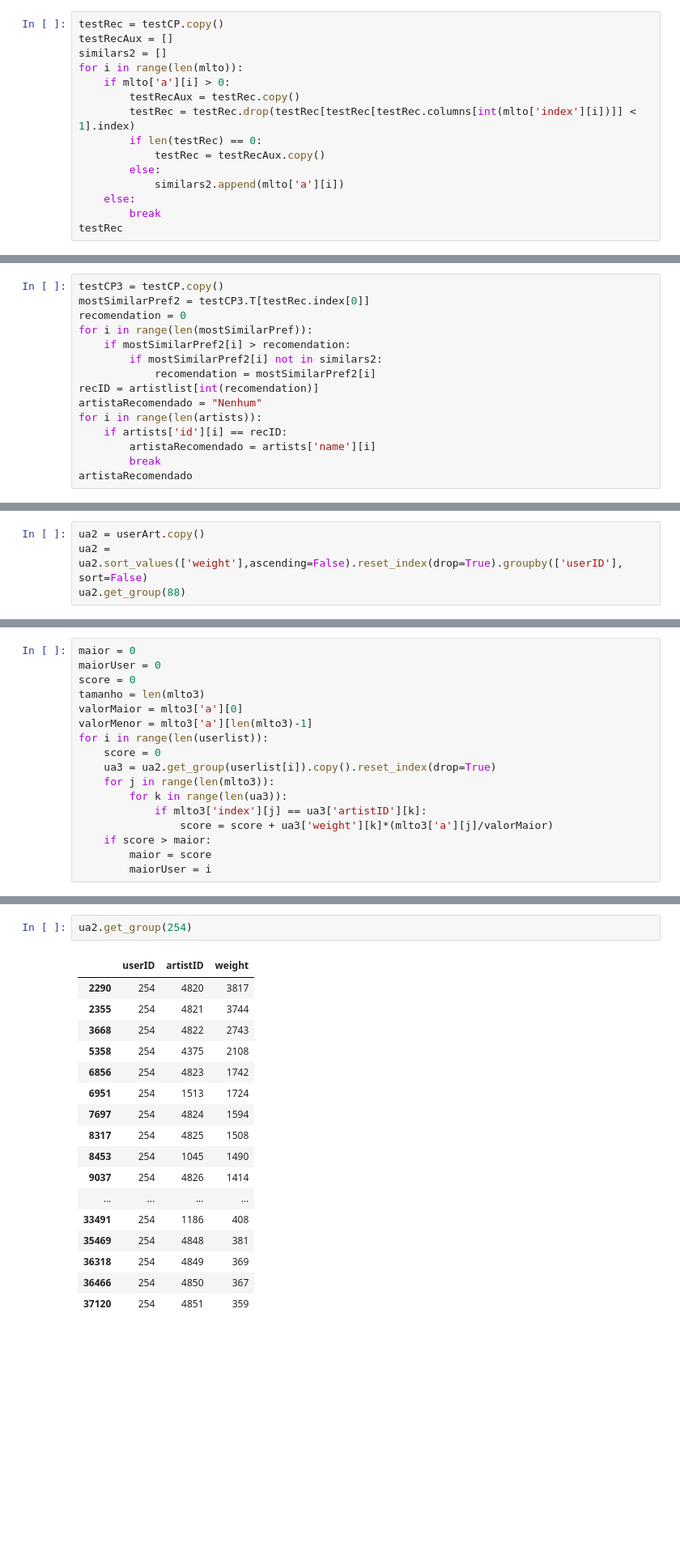
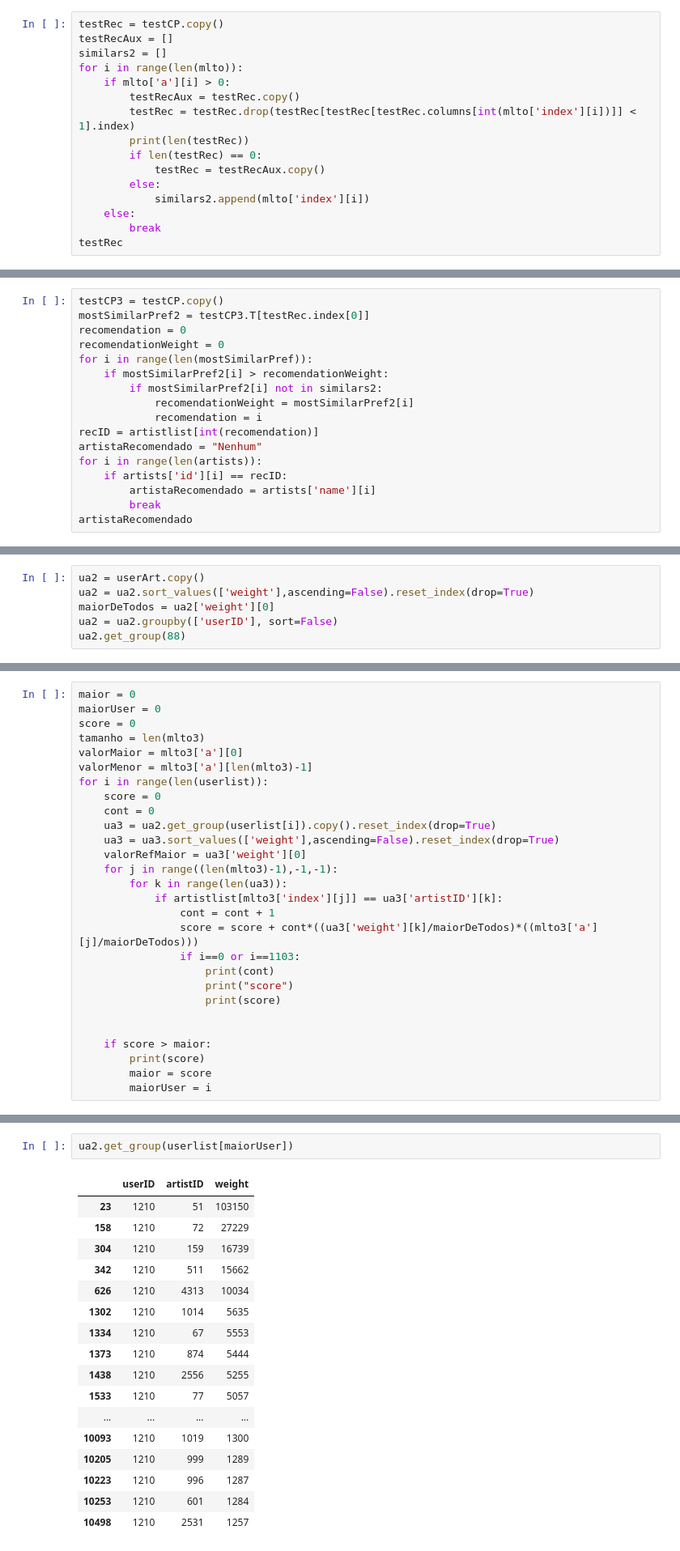
Before and after one commit to bvcl/MinWebProject, a Jupyter notebook: Recommender.ipynb, the cells around one changed output, grey strips where cells are left out. Shown: that part at 81% size. Drawn from its saved outputs; the diff is of its cells as text; blank space fills up the shorter version.

```diff
--- a/Recommender.ipynb
+++ b/Recommender.ipynb
@@ -121,10 +150,11 @@ for i in range(len(mlto)):
     if mlto['a'][i] > 0:
         testRecAux = testRec.copy()
         testRec = testRec.drop(testRec[testRec[testRec.columns[int(mlto['index'][i])]] < 1].index)
+        print(len(testRec))
         if len(testRec) == 0:
             testRec = testRecAux.copy()
         else:
-            similars2.append(mlto['a'][i])
+            similars2.append(mlto['index'][i])
     else:
         break
 testRec
@@ -143,10 +187,12 @@ similars2
 testCP3 = testCP.copy()
 mostSimilarPref2 = testCP3.T[testRec.index[0]]
 recomendation = 0
+recomendationWeight = 0
 for i in range(len(mostSimilarPref)):
-    if mostSimilarPref2[i] > recomendation:
+    if mostSimilarPref2[i] > recomendationWeight:
         if mostSimilarPref2[i] not in similars2:
-            recomendation = mostSimilarPref2[i]
+            recomendationWeight = mostSimilarPref2[i]
+            recomendation = i
 recID = artistlist[int(recomendation)]
 artistaRecomendado = "Nenhum"
 for i in range(len(artists)):
@@ -160,7 +206,9 @@ artistaRecomendado
 ## Método mais brute force
 # %%
 ua2 = userArt.copy()
-ua2 = ua2.sort_values(['weight'],ascending=False).reset_index(drop=True).groupby(['userID'], sort=False)
+ua2 = ua2.sort_values(['weight'],ascending=False).reset_index(drop=True)
+maiorDeTodos = ua2['weight'][0]
+ua2 = ua2.groupby(['userID'], sort=False)
 ua2.get_group(88)
 # %% [output]
 |  | userID | artistID | weight |
@@ -211,11 +259,22 @@ valorMaior = mlto3['a'][0]
 valorMenor = mlto3['a'][len(mlto3)-1]
 for i in range(len(userlist)):
     score = 0
+    cont = 0
     ua3 = ua2.get_group(userlist[i]).copy().reset_index(drop=True)
-    for j in range(len(mlto3)):
+    ua3 = ua3.sort_values(['weight'],ascending=False).reset_index(drop=True)
+    valorRefMaior = ua3['weight'][0]
+    for j in range((len(mlto3)-1),-1,-1):
         for k in range(len(ua3)):
-            if mlto3['index'][j] == ua3['artistID'][k]:
-                score = score + ua3['weight'][k]*(mlto3['a'][j]/valorMaior)
+            if artistlist[mlto3['index'][j]] == ua3['artistID'][k]:
+                cont = cont + 1
+                score = score + cont*((ua3['weight'][k]/maiorDeTodos)*((mlto3['a'][j]/maiorDeTodos)))
+                if i==0 or i==1103:
+                    print(cont)
+                    print("score")
+                    print(score)
+
+
     if score > maior:
+        print(score)
         maior = score
         maiorUser = i
@@ -234,23 +312,23 @@ userlist[237]
 # %%
-ua2.get_group(254)
+ua2.get_group(userlist[maiorUser])
 # %% [output]
 |  | userID | artistID | weight |
-| 2290 | 254 | 4820 | 3817 |
-| 2355 | 254 | 4821 | 3744 |
-| 3668 | 254 | 4822 | 2743 |
-| 5358 | 254 | 4375 | 2108 |
-| 6856 | 254 | 4823 | 1742 |
-| 6951 | 254 | 1513 | 1724 |
-| 7697 | 254 | 4824 | 1594 |
-| 8317 | 254 | 4825 | 1508 |
-| 8453 | 254 | 1045 | 1490 |
-| 9037 | 254 | 4826 | 1414 |
+| 23 | 1210 | 51 | 103150 |
+| 158 | 1210 | 72 | 27229 |
+| 304 | 1210 | 159 | 16739 |
+| 342 | 1210 | 511 | 15662 |
+| 626 | 1210 | 4313 | 10034 |
+| 1302 | 1210 | 1014 | 5635 |
+| 1334 | 1210 | 67 | 5553 |
+| 1373 | 1210 | 874 | 5444 |
+| 1438 | 1210 | 2556 | 5255 |
+| 1533 | 1210 | 77 | 5057 |
 | ... | ... | ... | ... |
-| 33491 | 254 | 1186 | 408 |
-| 35469 | 254 | 4848 | 381 |
-| 36318 | 254 | 4849 | 369 |
-| 36466 | 254 | 4850 | 367 |
-| 37120 | 254 | 4851 | 359 |
+| 10093 | 1210 | 1019 | 1300 |
+| 10205 | 1210 | 999 | 1289 |
+| 10223 | 1210 | 996 | 1287 |
+| 10253 | 1210 | 601 | 1284 |
+| 10498 | 1210 | 2531 | 1257 |
 # %%
 mlto3
 # %% [output]
```
Also changed, not shown: parts of 18 cells of this notebook.
